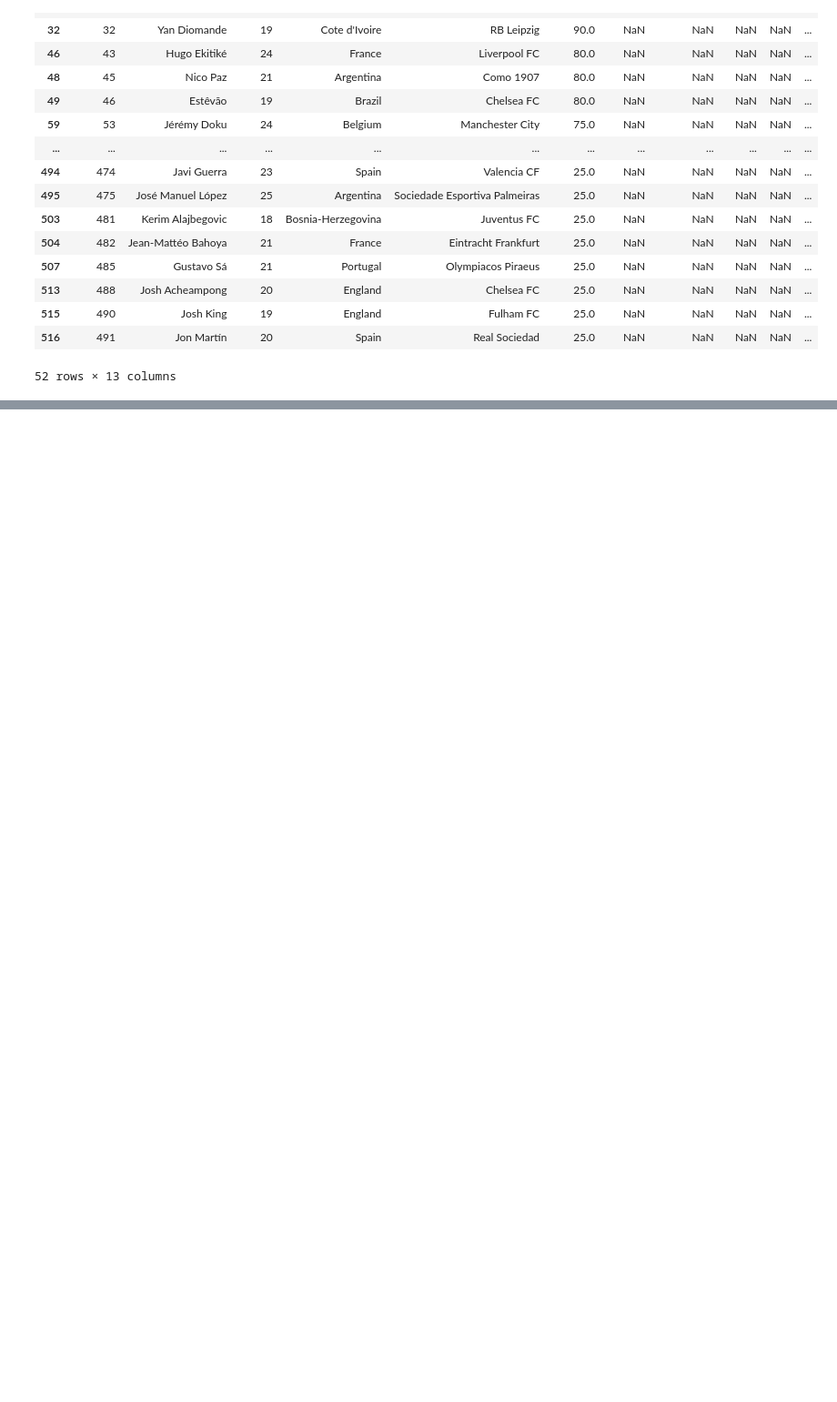
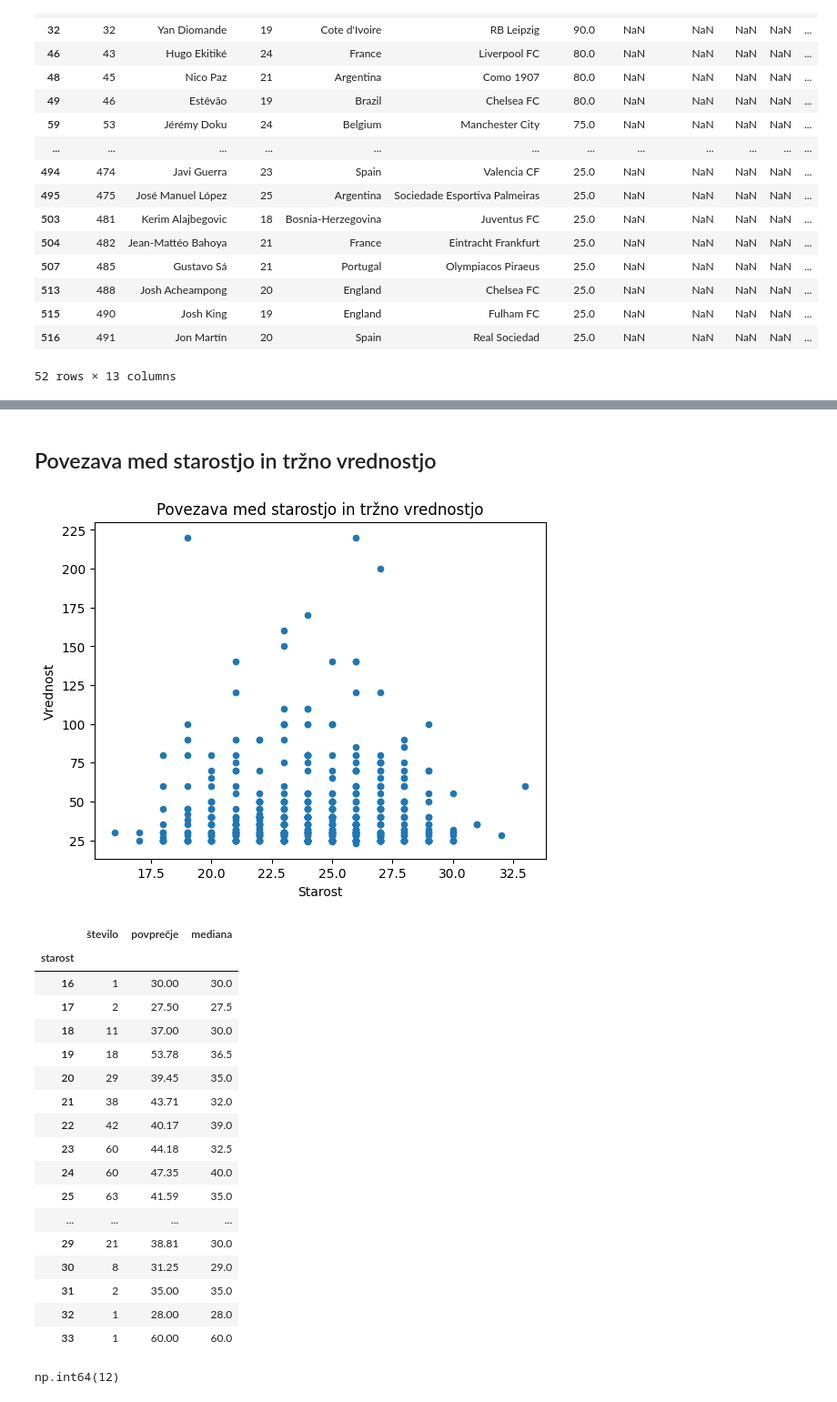
Before and after one commit to andrazajdovec/Projektna_naloga, a Jupyter notebook: analiza.ipynb, the cells around one changed output, grey strips where cells are left out. Shown at 91% size. Drawn from its saved outputs; the diff is of its cells as text; code cells hidden in the pictures; blank space fills up the shorter version.

```diff
--- a/analiza.ipynb
+++ b/analiza.ipynb
@@ -286,0 +436,60 @@ Name: proportion, Length: 59, dtype: float64
+# %% [markdown]
+## Povezava med starostjo in tržno vrednostjo
+# %%
+import matplotlib.pyplot as plt
+
+zdruzeni_podatki.plot(
+    kind="scatter",
+    x="starost",
+    y="vrednost",
+    title="Povezava med starostjo in tržno vrednostjo",
+    xlabel="Starost",
+    ylabel="Vrednost"
+)
+
+plt.show()
+
+vrednost_po_starosti = (
+    zdruzeni_podatki
+    .groupby("starost")["vrednost"]
+    .agg(["count", "mean", "median"])
+     .round(2)
+     .rename(columns={"count": "število", "mean": "povprečje", "median": "mediana"})
+     )
+
+pd.set_option("display.max_row", 20)
+display(vrednost_po_starosti)
+
+filter_starejši_30 = zdruzeni_podatki["starost"] >= 30
+display(filter_starejši_30.sum())
+
+vrednost_po_starosti["povprečje"].plot(
+    kind="line",
+    marker="o",
+    title="Povprečna tržna vrednost glede na starost",
+    xlabel="Starost",
+    ylabel="Povprečna tržna vrednost"
+)
+
+plt.show()
+# %% [output]
+[figure, added]
+|  | število | povprečje | mediana |
+| starost |  |  |  |
+| 16 | 1 | 30.00 | 30.0 |
+| 17 | 2 | 27.50 | 27.5 |
+| 18 | 11 | 37.00 | 30.0 |
+| 19 | 18 | 53.78 | 36.5 |
+| 20 | 29 | 39.45 | 35.0 |
+| 21 | 38 | 43.71 | 32.0 |
+| 22 | 42 | 40.17 | 39.0 |
+| 23 | 60 | 44.18 | 32.5 |
+| 24 | 60 | 47.35 | 40.0 |
+| 25 | 63 | 41.59 | 35.0 |
+| ... | ... | ... | ... |
+| 29 | 21 | 38.81 | 30.0 |
+| 30 | 8 | 31.25 | 29.0 |
+| 31 | 2 | 35.00 | 35.0 |
+| 32 | 1 | 28.00 | 28.0 |
+| 33 | 1 | 60.00 | 60.0 |
+np.int64(12)
```
Also changed, not shown: parts of 35 cells of this notebook, 1 other file.
